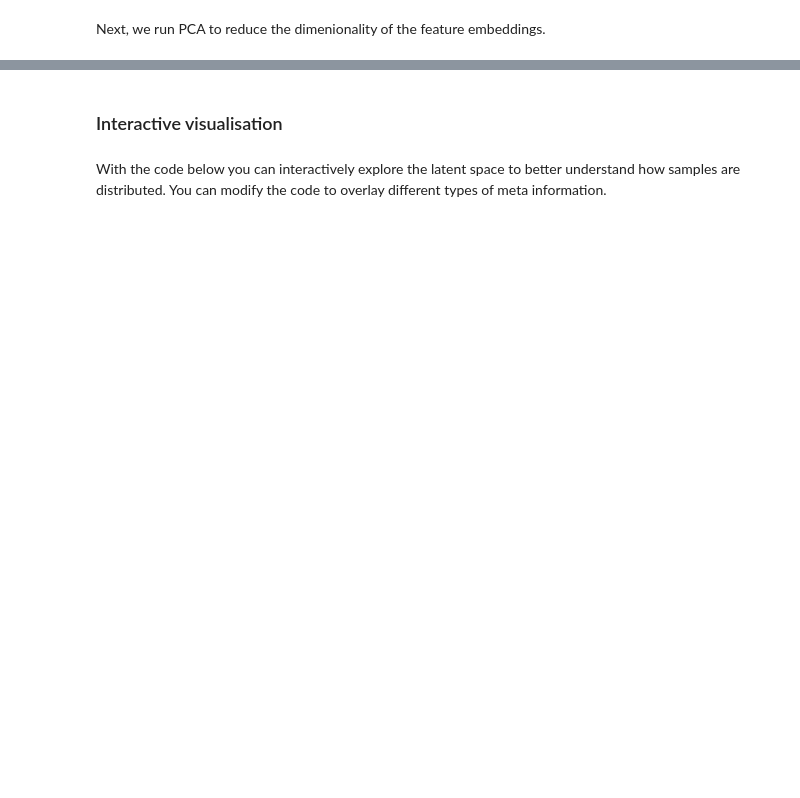
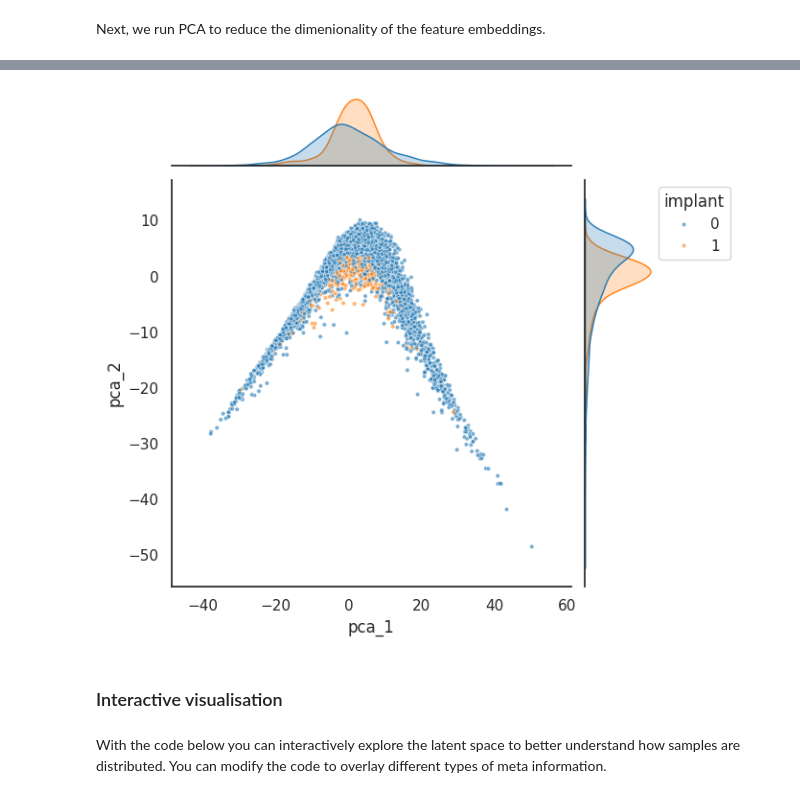
Before and after one commit to chekalisa/ML_for_Imaging, a Jupyter notebook: notebook_final.ipynb, the cells around one changed output, grey strips where cells are left out. Saved outputs shown, nothing was run; the diff lists cells and outputs as text; code cells hidden in the pictures; blank space fills up the shorter version.

```diff
--- a/notebook_final.ipynb
+++ b/notebook_final.ipynb
@@ -1513,10 +1521,6 @@ def save_embeddings(model, output_fname):
     df.to_csv(output_fname, index=False)
 # %%
 model_emb = MammoNetEmbeddings(num_classes=NUM_CLASSES)
-output_base = './output/'
-output_name = 'mammo-net'
-output_dir = os.path.join(output_base, output_name)
-trainer = MammoNet.load_from_checkpoint(os.path.join(output_dir, "version_39/checkpoints/epoch=1-step=166.ckpt"), num_classes=NUM_CLASSES)
 trainer.test(model=model_emb, datamodule=data, ckpt_path=trainer.checkpoint_callback.best_model_path)
 save_embeddings(model=model_emb, output_fname=os.path.join(output_dir, 'embeddings.csv'))
 # %% [output]
@@ -1584,7 +1602,9 @@ def plot_joint(data, hue, x, y, palette):
 x = 'pca_1'
 y = 'pca_2'
 # %%
-plot_joint(df, 'density', x, y, color_palette)
+plot_joint(df, 'implant', x, y, color_palette)
+# %% [output]
+[figure, added]
 # %% [markdown]
 ### Interactive visualisation
 # %% [markdown]
```
Also changed, not shown: parts of 8 cells of this notebook, 7 other files.
